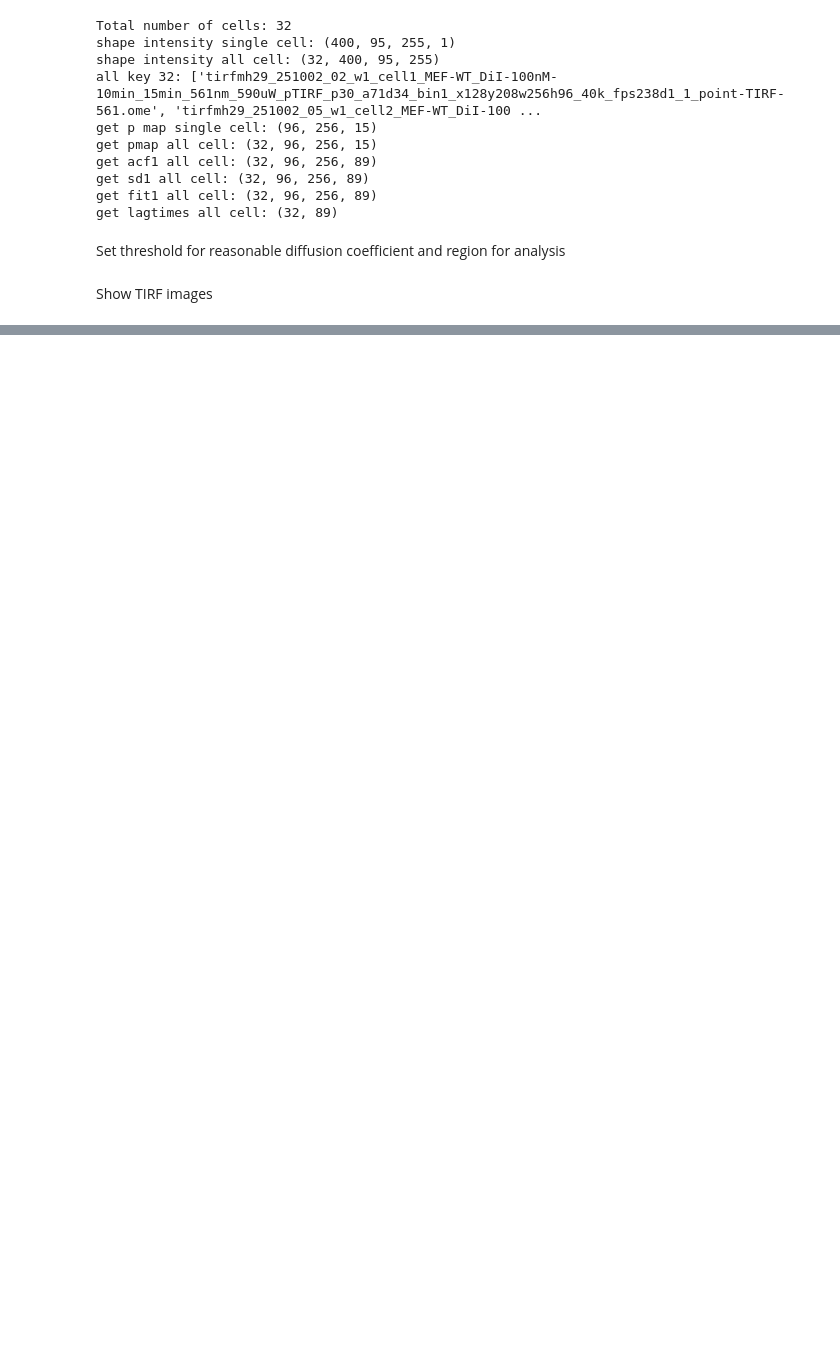
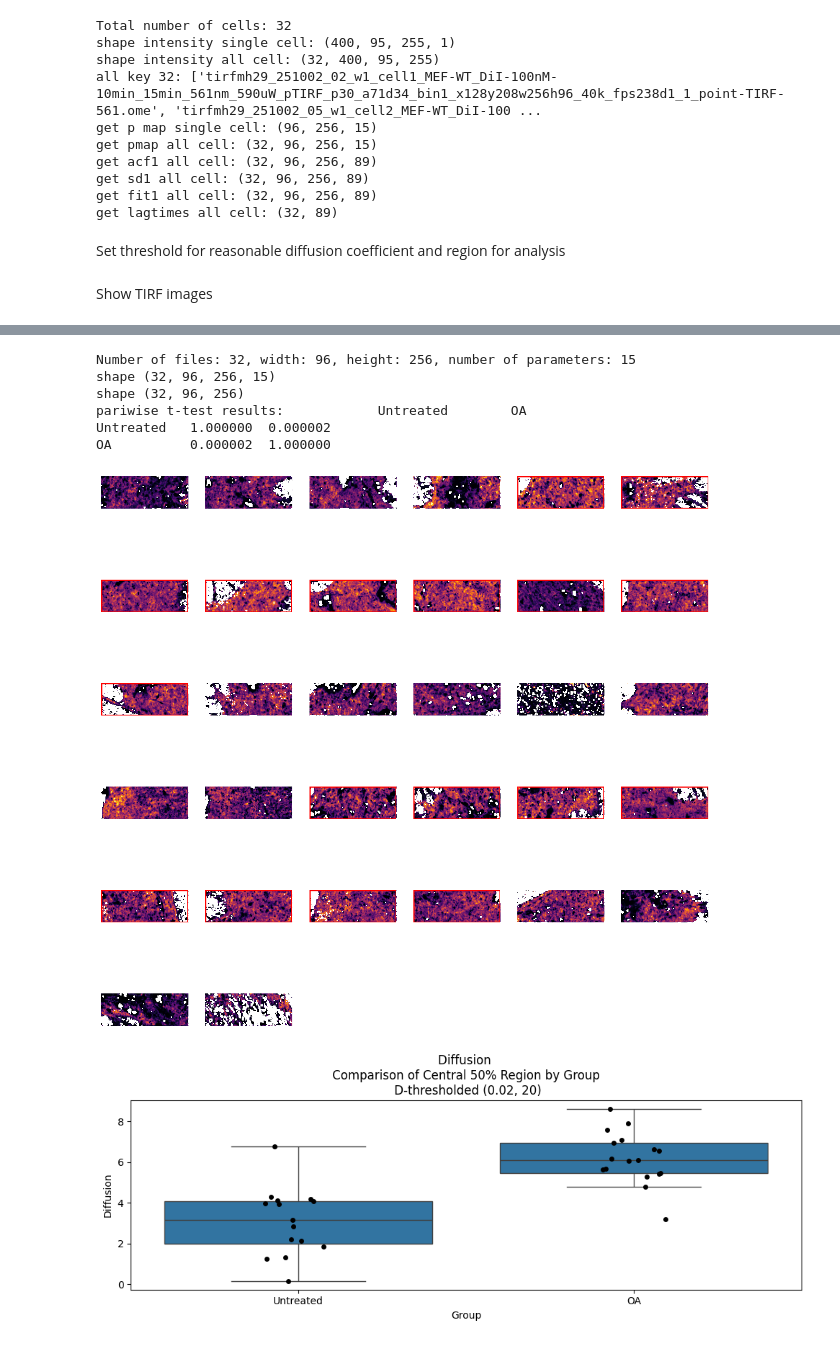
Before and after one commit to danielaik/imfcs-output-handler, a Jupyter notebook: notebook_da-1/03_AnalysisDA1.ipynb, the cells around one changed output, grey strips where cells are left out. Drawn from its saved outputs; the diff is of its cells as text; code cells hidden in the pictures; blank space fills up the shorter version.

```diff
--- a/notebook_da-1/03_AnalysisDA1.ipynb
+++ b/notebook_da-1/03_AnalysisDA1.ipynb
@@ -112,0 +440,23 @@ Show TIRF images
+# %%
+diffusion_maps_thres = get_p_map(
+    param_array=array_parameter_map_all, mode=1, idx_param=2, d_threshold=D_THRESHOLD
+)
+
+plot_d_values(
+    param_array=diffusion_maps_thres,
+    list_basename=list_basename_all,
+    mode=1,
+    PARAM="Diffusion",
+    title_suffix=f"D-thresholded {D_THRESHOLD}",
+    central_fraction=CENTRAL_FRACTION,
+    is_plot_histogram=True,
+)
+# %% [output]
+Number of files: 32, width: 96, height: 256, number of parameters: 15
+shape (32, 96, 256, 15)
+shape (32, 96, 256)
+pariwise t-test results:            Untreated        OA
+Untreated   1.000000  0.000002
+OA          0.000002  1.000000
+[figure, added]
+[figure, added]
```
Also changed, not shown: parts of 11 cells of this notebook.
